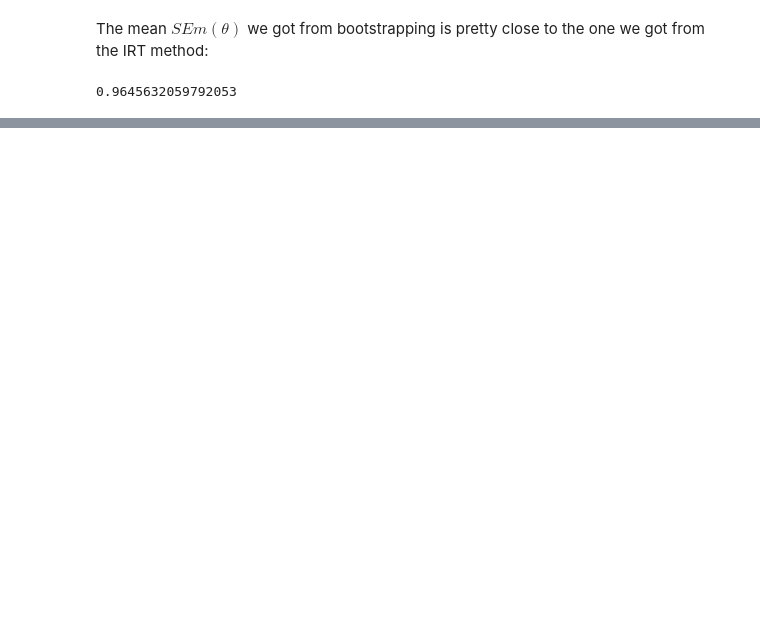
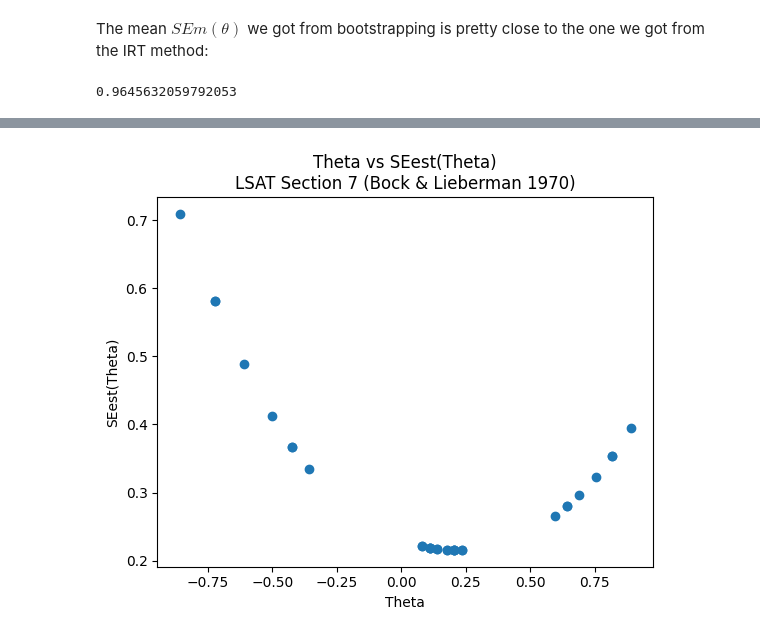
Before and after one commit to daavidstein/IRT, a Jupyter notebook: notebooks/Computing_SEm.ipynb, the cells around one changed output, grey strips where cells are left out. Cells and saved outputs as stored; diff of their text form; code cells hidden in the pictures; blank space fills up the shorter version.

```diff
--- a/notebooks/Computing_SEm.ipynb
+++ b/notebooks/Computing_SEm.ipynb
@@ -160,0 +220,9 @@ __A__: No, because the SEm corresponds to a given ability level. If we were to r
+# %%
+unique_se_est = [se_est(th,item_params) for th in unique_abilities]
+plt.scatter(x=list(unique_abilities),y=unique_se_est)
+plt.title("Theta vs SEest(Theta)\nLSAT Section 7 (Bock & Lieberman 1970)")
+plt.xlabel("Theta")
+plt.ylabel("SEest(Theta)")
+plt.savefig("se_est_lsat7.png")
+# %% [output]
+[figure, added]
```
Also changed, not shown: parts of 17 cells of this notebook.
